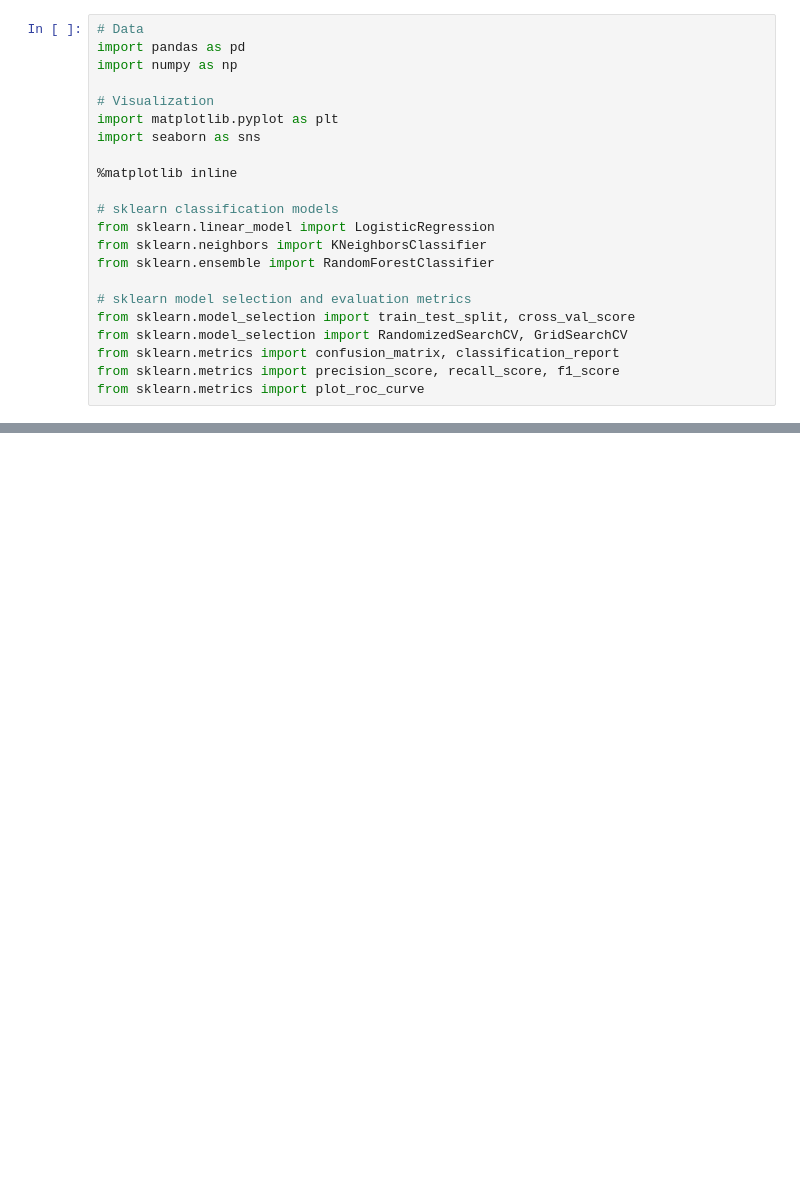
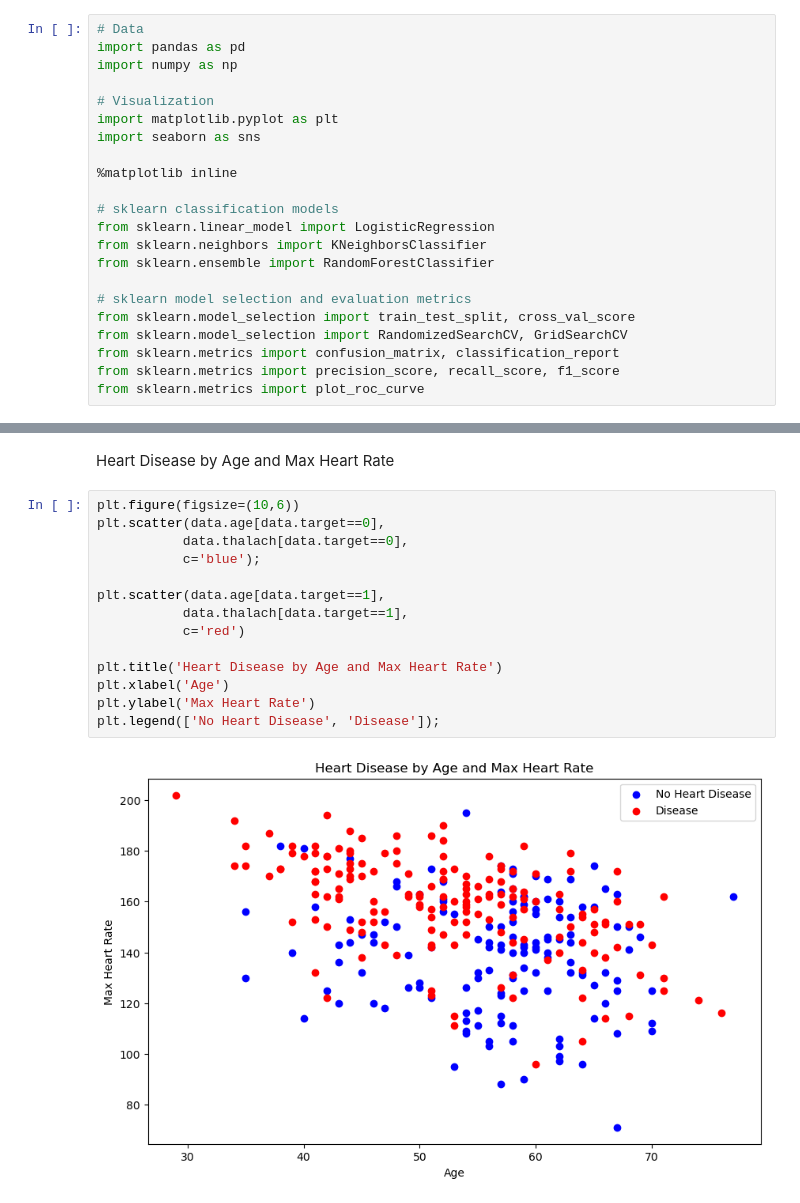
Before and after one commit to JHarrisJoshua/ML-Heart-Disease-Classification, a Jupyter notebook: Heart-Disease-Classification.ipynb, the cells around one changed output, grey strips where cells are left out. Drawn from its saved outputs; the diff is of its cells as text; blank space fills up the shorter version.

```diff
--- a/Heart-Disease-Classification.ipynb
+++ b/Heart-Disease-Classification.ipynb
@@ -119,0 +221,18 @@ from sklearn.metrics import plot_roc_curve
+# %% [markdown]
+Heart Disease by Age and Max Heart Rate
+# %%
+plt.figure(figsize=(10,6))
+plt.scatter(data.age[data.target==0],
+           data.thalach[data.target==0],
+           c='blue');
+
+plt.scatter(data.age[data.target==1],
+           data.thalach[data.target==1],
+           c='red')
+
+plt.title('Heart Disease by Age and Max Heart Rate')
+plt.xlabel('Age')
+plt.ylabel('Max Heart Rate')
+plt.legend(['No Heart Disease', 'Disease']);
+# %% [output]
+[figure, added]
```
Also changed, not shown: parts of 52 cells of this notebook.
